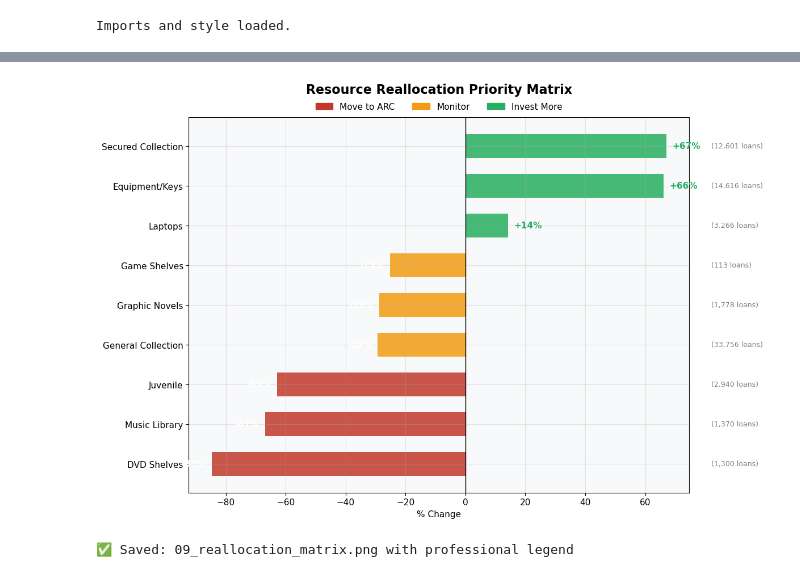
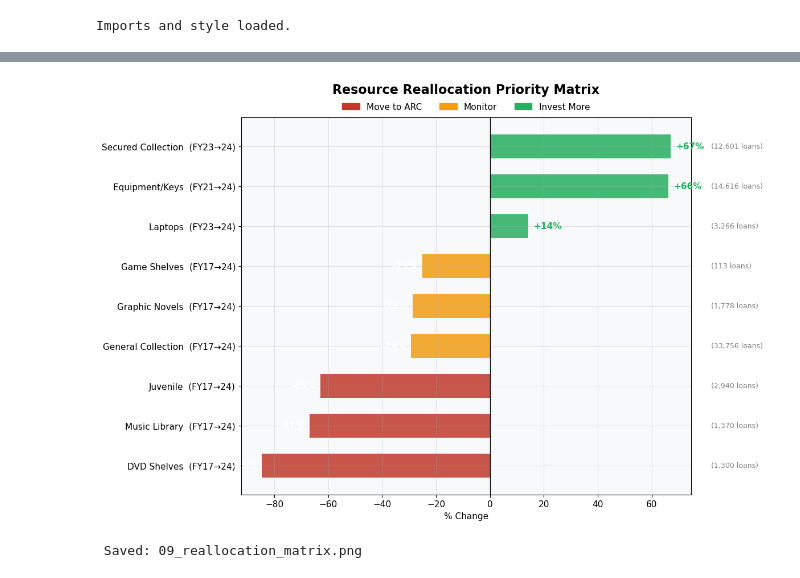
Before and after one commit to coconath0/Library, a Jupyter notebook: Analysis2.ipynb, the cells around one changed output, grey strips where cells are left out. Saved outputs shown, nothing was run; the diff lists cells and outputs as text; code cells hidden in the pictures.

```diff
--- a/Analysis2.ipynb
+++ b/Analysis2.ipynb
@@ -362,15 +373,14 @@ print("✅ Saved: 07_circulation_forecast.png")
 # %%
-import matplotlib.pyplot as plt
-import matplotlib.patches as mpatches
-import numpy as np
-
 # ============================================================
-# PRESCRIPTIVE — Reallocation Priority Matrix (Fixed Tofu)
+# PRESCRIPTIVE — Reallocation Priority Matrix
 # ============================================================
+# Location start values sourced from FY17 Circ sheet in
+# Datathon-Library_Circulation_Data.xlsx (earliest available).
+# Growth categories use FY21→24 and FY23→24 per data availability.
 
 fig, ax = plt.subplots(figsize=(12, 8))
 
-# Data dictionary from your analysis
+# Data dictionary from circulation-by-location analysis
 collections = {
     'General Collection': {'start': 47703, 'end': 33756, 'current': 33756, 'period': 'FY17→24'},
     'DVD Shelves':         {'start': 8514,  'end': 1300,  'current': 1300,  'period': 'FY17→24'},
@@ -383,68 +393,65 @@ collections = {
     'Secured Collection':  {'start': 7544,  'end': 12601, 'current': 12601, 'period': 'FY23→24'},
 }
 
-names, decline_rates, current_vols, colors_list = [], [], [], []
+names, decline_rates, current_vols, colors_list, periods = [], [], [], [], []
 
-# Threshold logic for color coding [cite: 1031, 1034, 1037]
 for name, vals in collections.items():
     rate = (vals['end'] - vals['start']) / vals['start'] * 100
     names.append(name)
     decline_rates.append(rate)
     current_vols.append(vals['current'])
+    periods.append(vals['period'])
     if rate < -30:
-        colors_list.append('#c0392b') # Red: Move to ARC
+        colors_list.append('#c0392b')  # Red: Move to ARC
     elif rate < 0:
-        colors_list.append('#f39c12') # Orange: Monitor
+        colors_list.append('#f39c12')  # Orange: Monitor
     else:
-        colors_list.append('#27ae60') # Green: Invest More
+        colors_list.append('#27ae60')  # Green: Invest More
 
-# Sorting by rate to create a clean visual flow [cite: 1040]
+# Sort by rate for clean visual flow
 sorted_idx = np.argsort(decline_rates)
-names = [names[i] for i in sorted_idx]
+names         = [names[i] for i in sorted_idx]
 decline_rates = [decline_rates[i] for i in sorted_idx]
-current_vols = [current_vols[i] for i in sorted_idx]
-colors_list = [colors_list[i] for i in sorted_idx]
+current_vols  = [current_vols[i] for i in sorted_idx]
+colors_list   = [colors_list[i] for i in sorted_idx]
+periods       = [periods[i] for i in sorted_idx]
 
-# Plotting the horizontal bars [cite: 1041]
-ax.barh(range(len(names)), decline_rates, color=colors_list, alpha=0.85, height=0.6)
+# Include time period in bar labels so the comparison is transparent
+bar_labels = [f'{n}  ({p})' for n, p in zip(names, periods)]
 
-# Adding data labels and loan counts [cite: 1045, 1047]
+# Plot horizontal bars
+ax.barh(range(len(bar_labels)), decline_rates, color=colors_list, alpha=0.85, height=0.6)
+
+# Data labels and loan counts
 for i, (rate, vol) in enumerate(zip(decline_rates, current_vols)):
     if rate < 0:
         ax.text(rate - 2, i, f'{rate:.0f}%', va='center', ha='right',
                 fontsize=11, fontweight='bold', color='white')
     else:
         ax.text(rate + 2, i, f'+{rate:.0f}%', va='center', ha='left',
                 fontsize=11, fontweight='bold', color=colors_list[i])
     ax.text(max(decline_rates) + 15, i, f'({vol:,} loans)', va='center', fontsize=9, color='gray')
 
-# Styling the axes [cite: 1048, 1050, 1051]
-ax.set_yticks(range(len(names)))
-ax.set_yticklabels(names, fontsize=11)
+# Axes styling
+ax.set_yticks(range(len(bar_labels)))
+ax.set_yticklabels(bar_labels, fontsize=11)
 ax.axvline(x=0, color='black', linewidth=1)
 ax.set_xlabel('% Change')
 
-# --- FIXING THE TOFU: Custom Legend Instead of Emojis ---
-# Define legend handles using the same hex colors as the bars
-red_patch = mpatches.Patch(color='#c0392b', label='Move to ARC')
+# Legend
+red_patch    = mpatches.Patch(color='#c0392b', label='Move to ARC')
 orange_patch = mpatches.Patch(color='#f39c12', label='Monitor')
-green_patch = mpatches.Patch(color='#27ae60', label='Invest More')
+green_patch  = mpatches.Patch(color='#27ae60', label='Invest More')
 
-# Set a bold main title
 ax.set_title('Resource Reallocation Priority Matrix', fontsize=16, fontweight='bold', pad=30)
-
-# Add the colored patches as a horizontal legend (subtitle)
 ax.legend(handles=[red_patch, orange_patch, green_patch],
-          loc='upper center',
-          bbox_to_anchor=(0.5, 1.06), # Positioned above the chart area
-          ncol=3,
-          frameon=False,
-          fontsize=11)
+          loc='upper center', bbox_to_anchor=(0.5, 1.06),
+          ncol=3, frameon=False, fontsize=11)
 
 plt.tight_layout()
 plt.savefig('09_reallocation_matrix.png', dpi=200, bbox_inches='tight')
 plt.show()
-print("✅ Saved: 09_reallocation_matrix.png with professional legend")
+print(" Saved: 09_reallocation_matrix.png")
 # %% [output]
-[figure, old version]
+[figure, new version]
-✅ Saved: 09_reallocation_matrix.png with professional legend
+ Saved: 09_reallocation_matrix.png
```
Also changed, not shown: parts of 6 cells of this notebook.
